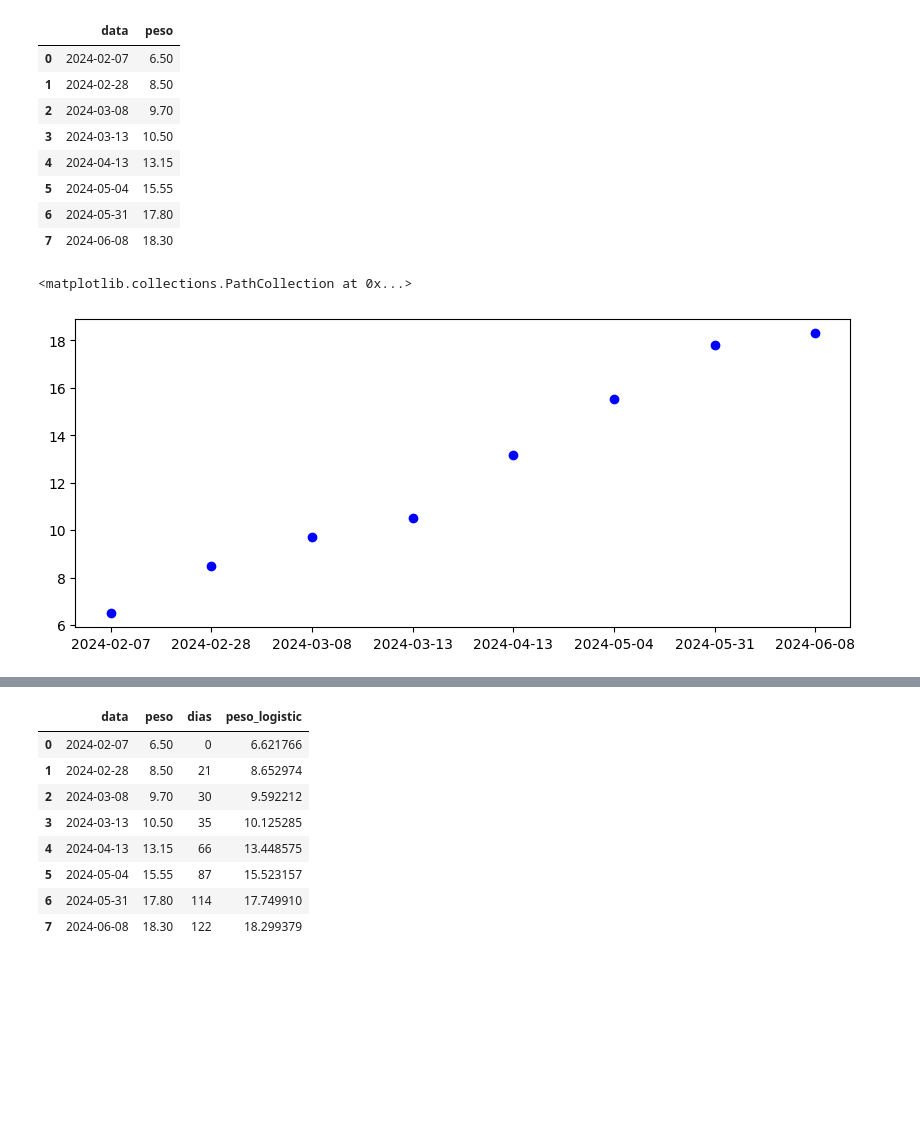
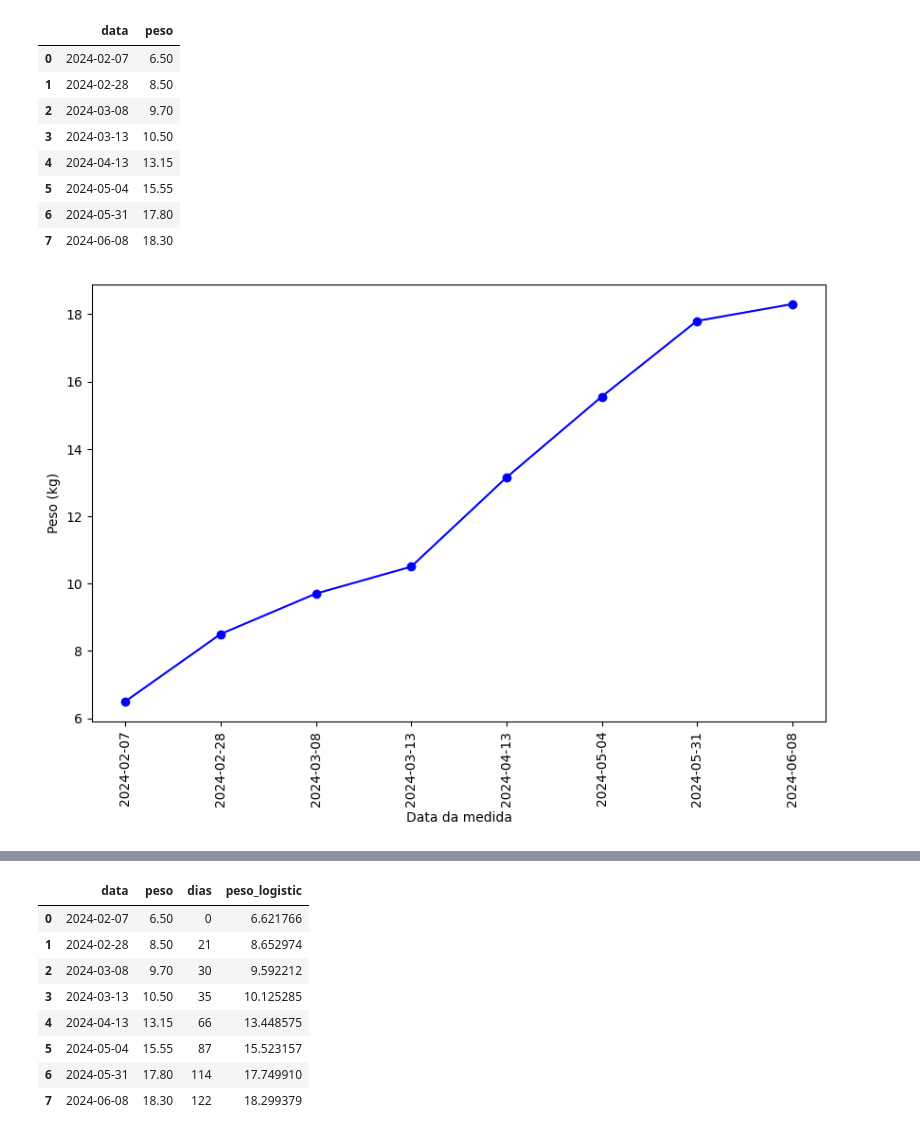
Before and after one commit to willc127/peso_Oliver, a Jupyter notebook: funcao_logistica.ipynb, the cells around one changed output, grey strips where cells are left out. Saved outputs shown, nothing was run; the diff lists cells and outputs as text; code cells hidden in the pictures; blank space fills up the shorter version.

```diff
--- a/funcao_logistica.ipynb
+++ b/funcao_logistica.ipynb
@@ -24,12 +20,16 @@ display(data)
 | 5 | 2024-05-04 | 15.55 |
 | 6 | 2024-05-31 | 17.80 |
 | 7 | 2024-06-08 | 18.30 |
-# %%
-plt.figure(figsize=(10, 4))
-plt.scatter(data['data'], data['peso'], label='Dados Originais', color='blue')
-# %% [output]
-<matplotlib.collections.PathCollection at 0x...>
-[figure, removed]
+# %%
+fig, ax = plt.subplots(figsize=(10, 6))
+plt.plot(data['data'], data['peso'],'-o', label='Dados Originais', color='blue')
+ax.set_xticklabels(ax.get_xticklabels(), rotation=90)
+ax.set_xticks(data['data'])
+plt.xlabel('Data da medida')
+plt.ylabel('Peso (kg)')
+plt.show()
+# %% [output]
+[figure, added]
 # %%
 # Certificar-se de que a coluna 'data' é do tipo datetime
 data['data'] = pd.to_datetime(data['data'])
```
Also changed, not shown: parts of 7 cells of this notebook, 2 other files.
